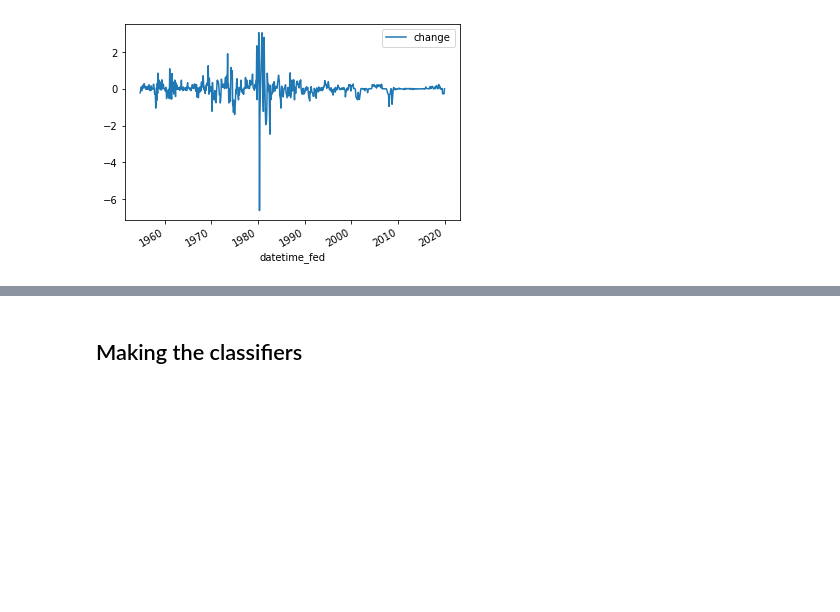
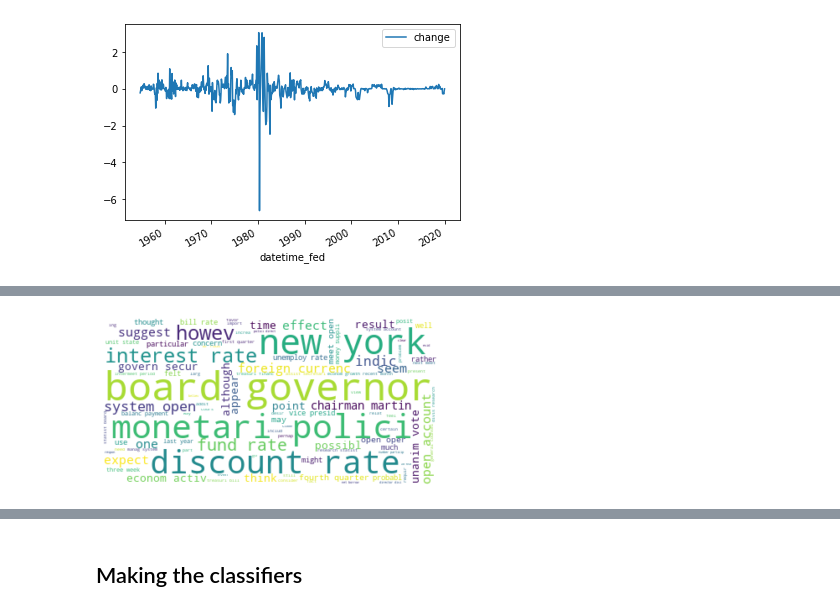
Before and after one commit to jbm4/Drills, a Jupyter notebook: NLPChallenge.ipynb, the cells around one changed output, grey strips where cells are left out. Cells and saved outputs as stored; diff of their text form; code cells hidden in the pictures; blank space fills up the shorter version.

```diff
--- a/NLPChallenge.ipynb
+++ b/NLPChallenge.ipynb
@@ -462,0 +527,12 @@ merged_df.plot(y='change',x='datetime_fed')
+# %%
+remove_words=['feder', 'reserv', 'per cent', 'market', 'committe', 'reserve', 'bank']
+all_text=' '.join(minutes_df['preprocessed'])
+for word in remove_words:
+    all_text=all_text.replace(word, '')
+wordcloud = WordCloud(max_font_size=70, max_words=100, background_color="white").generate(all_text)
+plt.figure()
+plt.imshow(wordcloud, interpolation="bilinear")
+plt.axis("off")
+plt.show()
+# %% [output]
+[figure, added]
```
Also changed, not shown: parts of 52 cells of this notebook.
